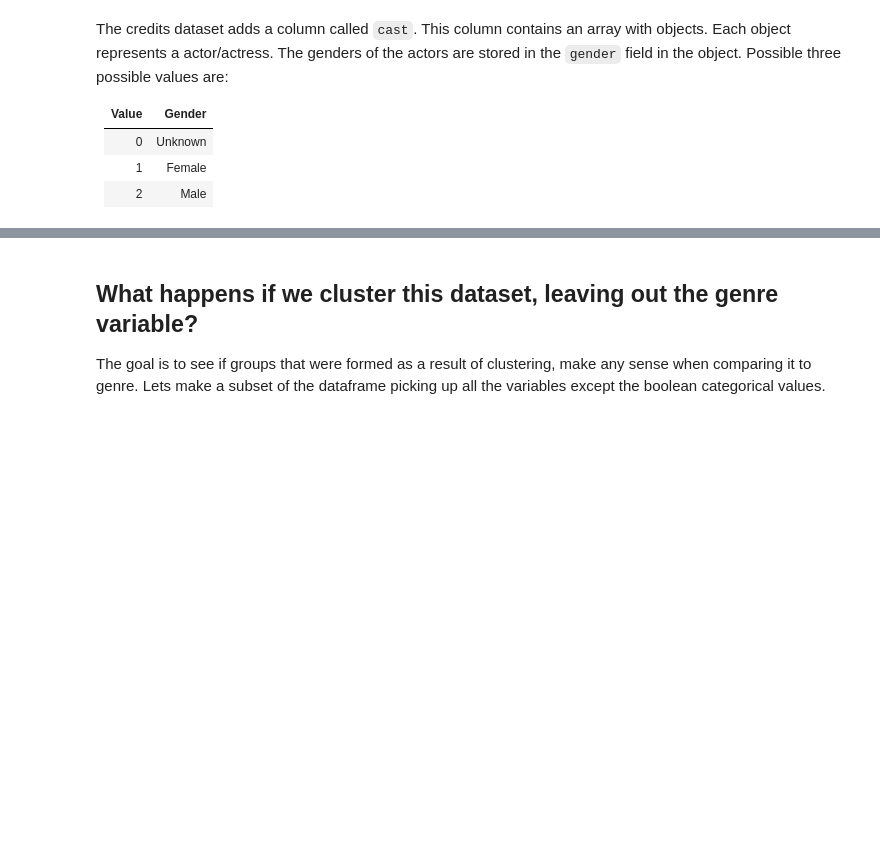
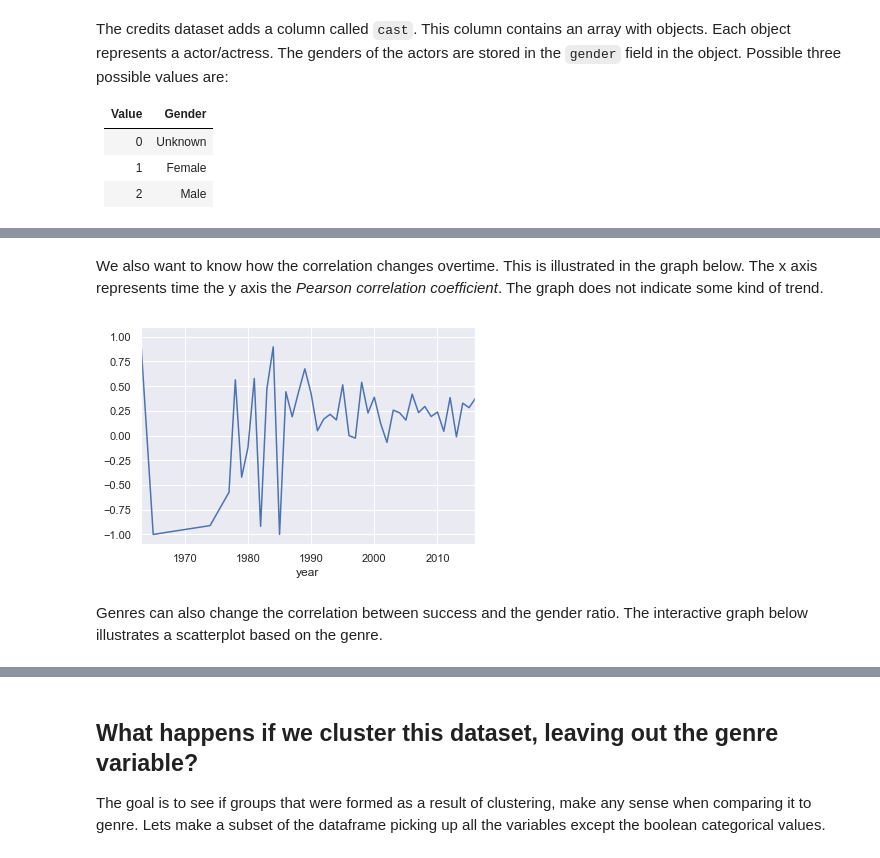
Before and after one commit to NielsHoiting/TCIF-V2DS-16, a Jupyter notebook: movie-merged-with-output.ipynb, the cells around one changed output, grey strips where cells are left out. Saved outputs shown, nothing was run; the diff lists cells and outputs as text; code cells hidden in the pictures; blank space fills up the shorter version.

```diff
--- a/movie-merged-with-output.ipynb
+++ b/movie-merged-with-output.ipynb
@@ -516,0 +624,13 @@ dmap
+# %% [markdown]
+We also want to know how the correlation changes overtime. This is illustrated in the graph below. The x axis represents time the y axis the _Pearson correlation coefficient_. The graph does not indicate some kind of trend.
+# %%
+corr = filtered[['year', 'ratio', 'imdb_score']].groupby(['year']).corr()
+corr = corr.dropna()
+corr = corr.iloc[0::2,-1]
+corr.index = corr.index.get_level_values(0)
+
+corr.plot();
+# %% [output]
+[figure, added]
+# %% [markdown]
+Genres can also change the correlation between success and the gender ratio. The interactive graph below illustrates a scatterplot based on the genre.
```
Also changed, not shown: parts of 39 cells of this notebook, 1 other file.
